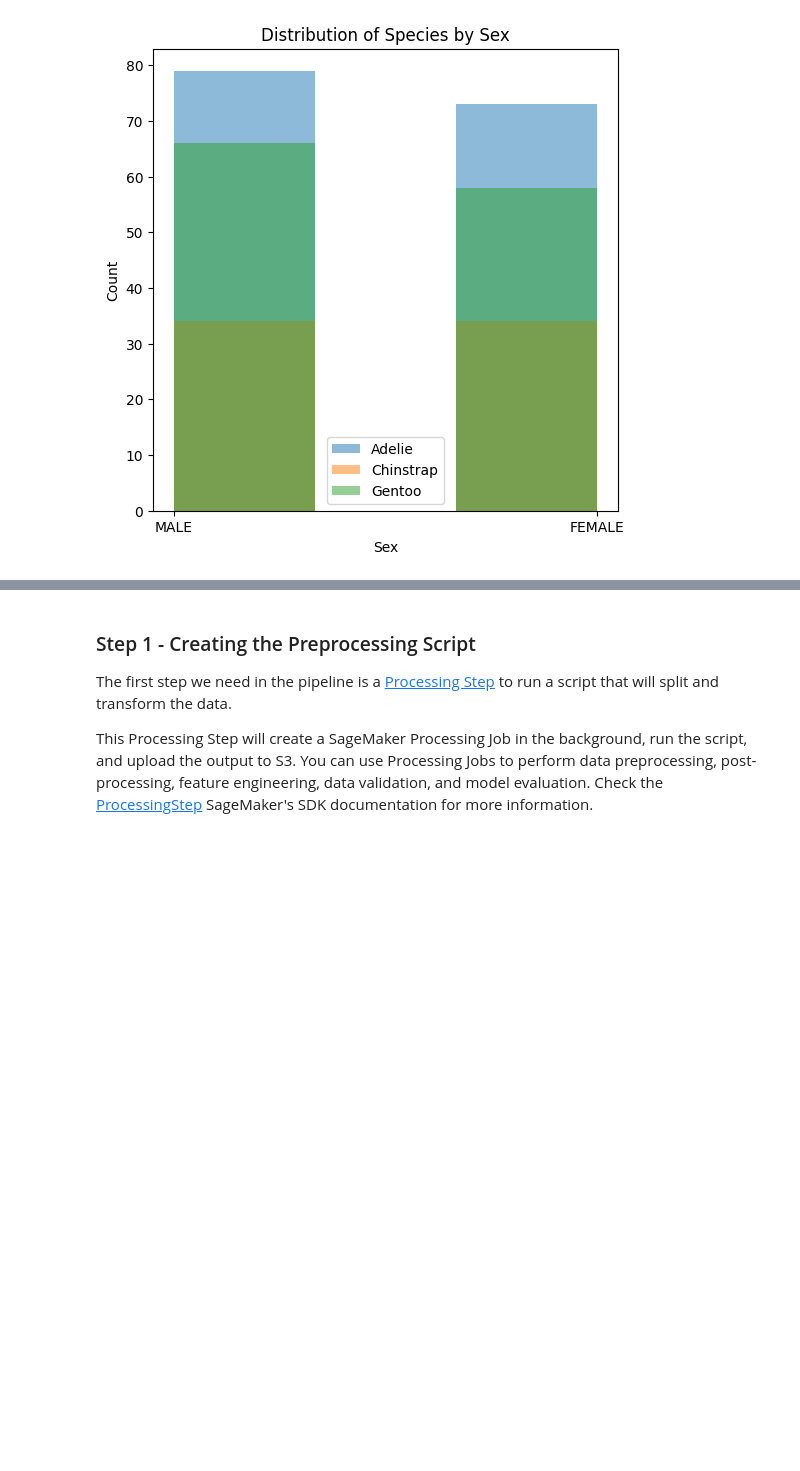
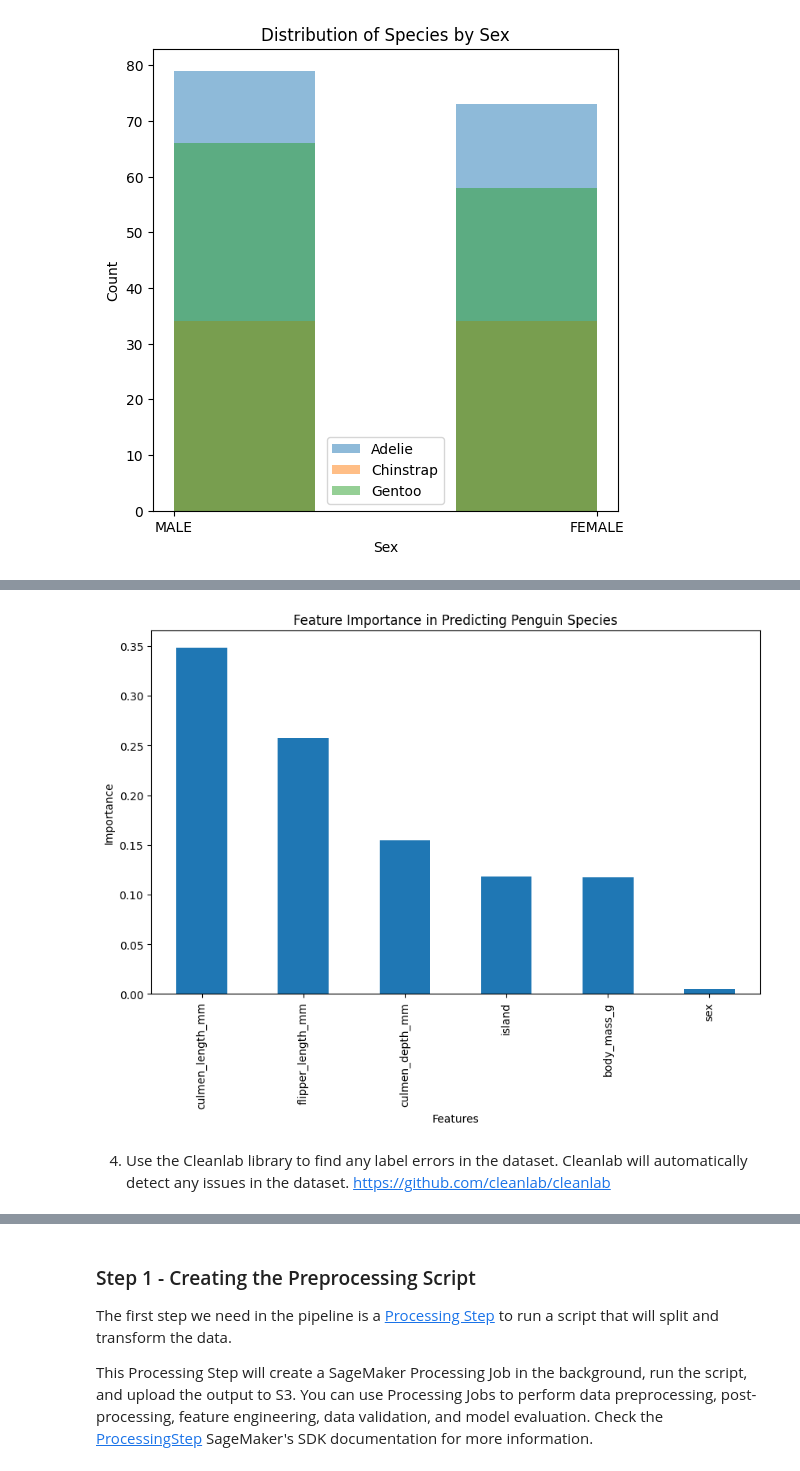
Before and after one commit to Friend09/subproj_e2e_mlengineer, a Jupyter notebook: program/cohort.ipynb, the cells around one changed output, grey strips where cells are left out. Cells and saved outputs as stored; diff of their text form; code cells hidden in the pictures; blank space fills up the shorter version.

```diff
--- a/program/cohort.ipynb
+++ b/program/cohort.ipynb
@@ -357,0 +489,10 @@ plt.show()
+# %%
+# get the feature importance
+import pandas as pd
+
+importances = rf.feature_importances_
+feature_importances = pd.Series(importances, index=features).sort_values(
+    ascending=False
+)
+
+feature_importances
@@ -357,0 +507,15 @@ plt.show()
+# %%
+import matplotlib.pyplot as plt
+
+# Plotting feature importance
+plt.figure(figsize=(10, 6))
+feature_importances.plot(kind="bar")
+plt.title("Feature Importance in Predicting Penguin Species")
+plt.xlabel("Features")
+plt.ylabel("Importance")
+plt.show()
+# %% [output]
+[figure, added]
+# %% [markdown]
+4. Use the Cleanlab library to find any label errors in the dataset. Cleanlab will automatically detect any issues in the dataset.
+https://github.com/cleanlab/cleanlab
```
Also changed, not shown: parts of 19 cells of this notebook, 1 other file.
